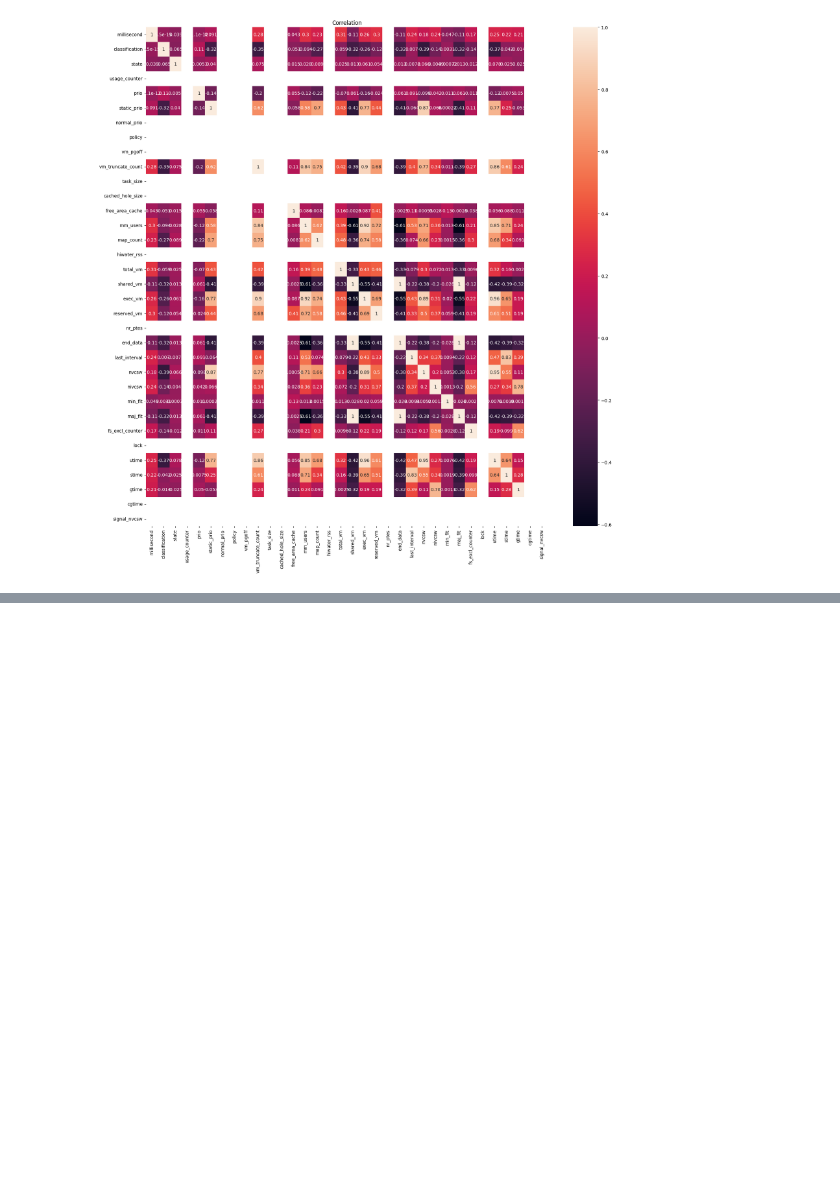
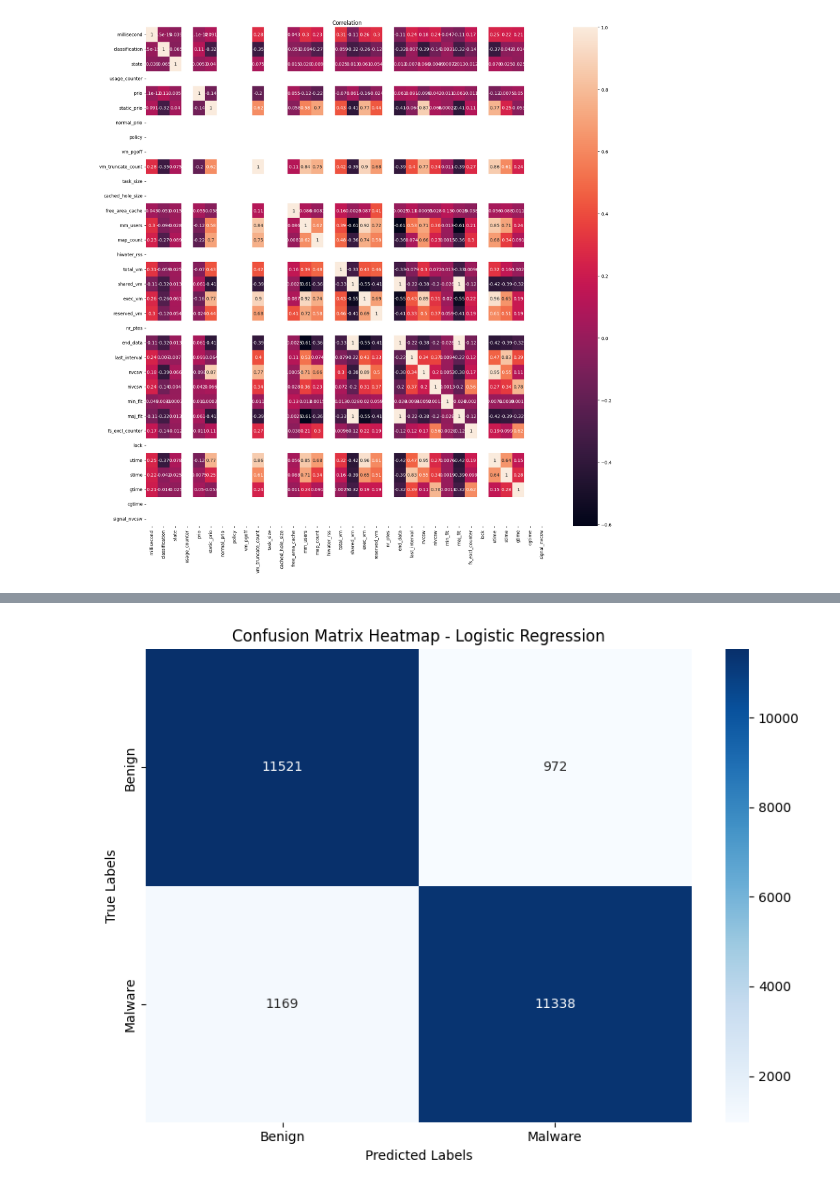
Before and after one commit to Diogovneto/AAS_T1, a Jupyter notebook: MalwareDetection_LogisticRegression_filtered.ipynb, the cells around one changed output, grey strips where cells are left out. Drawn from its saved outputs; the diff is of its cells as text; code cells hidden in the pictures; blank space fills up the shorter version.

```diff
--- a/MalwareDetection_Permutation.ipynb
+++ b/MalwareDetection_LogisticRegression_filtered.ipynb
@@ -309,0 +316,20 @@ Feature: 21, Score: 0.03631
+# %%
+cm = confusion_matrix(y_test, lr_xtest_pred)
+# %%
+#Confusion Matrix Heatmap
+plt.figure(figsize=(8, 6))
+sns.heatmap(
+    cm,
+    annot=True,
+    fmt="d",
+    cmap="Blues",
+    xticklabels=['Benign', 'Malware'],
+    yticklabels=['Benign', 'Malware']
+)
+plt.title("Confusion Matrix Heatmap - Logistic Regression")
+plt.xlabel("Predicted Labels")
+plt.ylabel("True Labels")
+plt.tight_layout()
+plt.show()
+# %% [output]
+[figure, added]
```
Also changed, not shown: parts of 13 cells of this notebook, 7 other files.
